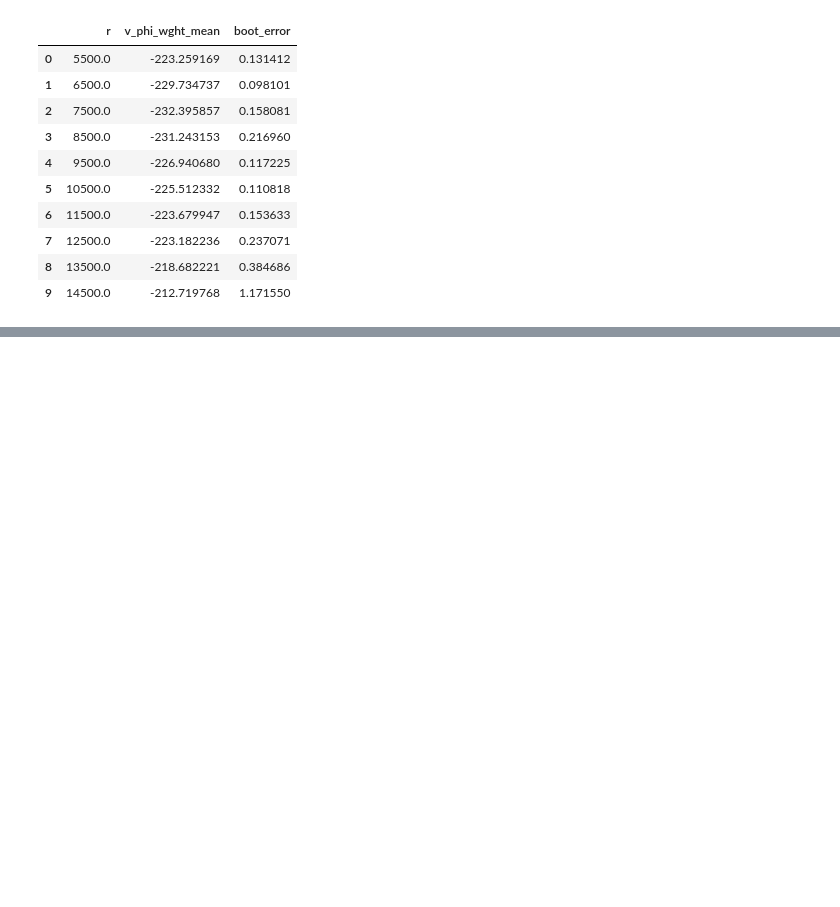
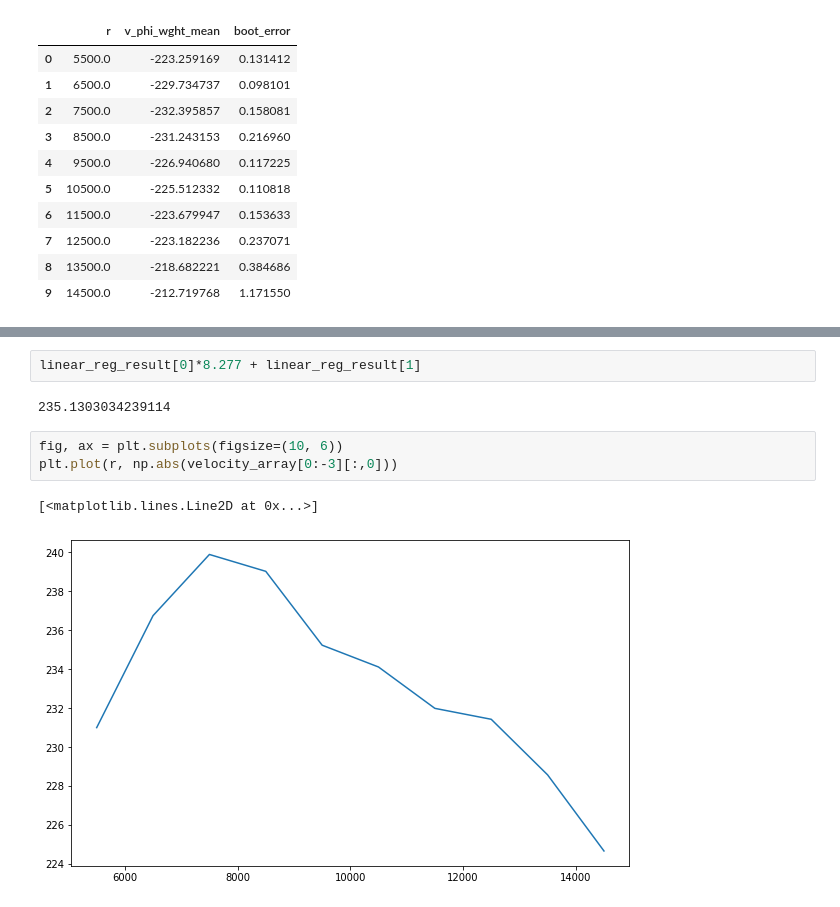
Before and after one commit to HEP-KBFI/gaia-tools, a Jupyter notebook: jupyter-notebook/Asymmetric_Drift_Plots.ipynb, the cells around one changed output, grey strips where cells are left out. Drawn from its saved outputs; the diff is of its cells as text; blank space fills up the shorter version.

```diff
--- a/jupyter-notebook/Asymmetric_Drift_Plots.ipynb
+++ b/jupyter-notebook/Asymmetric_Drift_Plots.ipynb
@@ -517,0 +526,10 @@ df
+# %%
+linear_reg_result[0]*8.277 + linear_reg_result[1]
+# %% [output]
+235.1303034239114
+# %%
+fig, ax = plt.subplots(figsize=(10, 6))
+plt.plot(r, np.abs(velocity_array[0:-3][:,0]))
+# %% [output]
+[<matplotlib.lines.Line2D at 0x...>]
+[figure, added]
```
Also changed, not shown: parts of 2 cells of this notebook, 5 other files.
